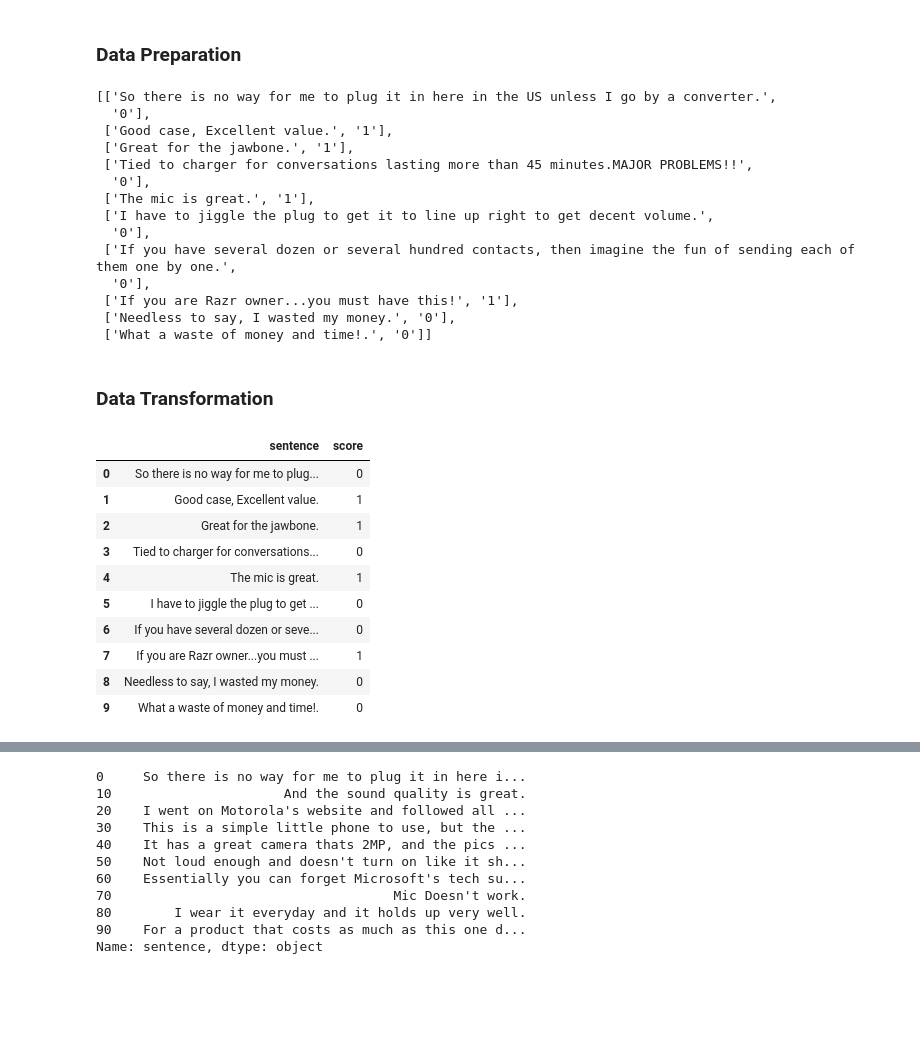
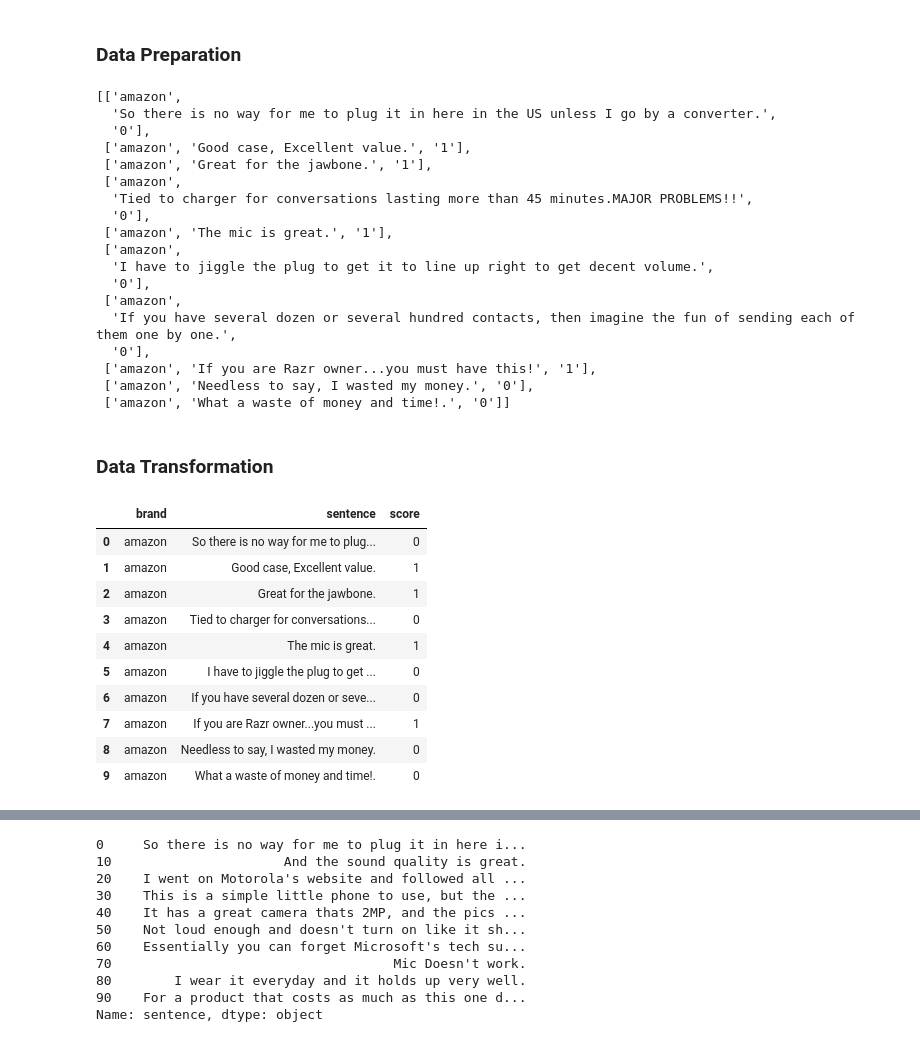
Before and after one commit to szlee118/DM2021-Lab1-Homework, a Jupyter notebook: DM2021-Lab1-Homework.ipynb, the cells around one changed output, grey strips where cells are left out. Drawn from its saved outputs; the diff is of its cells as text; code cells hidden in the pictures; blank space fills up the shorter version.

```diff
--- a/DM2021-Lab1-Homework.ipynb
+++ b/DM2021-Lab1-Homework.ipynb
@@ -335,46 +335,65 @@ Ans: It works, the the binary value of category_name is decided by alphaberic or
 # %%
 categories = ['amazon','imdb','yelp']
 files = ['amazon_cells_labelled.txt', 'imdb_labelled.txt', 'yelp_labelled.txt']
+data = []
 for file in files:
     f = open('sentiment labelled sentences/' + file, encoding="utf-8")
     for line in f:
         line = line.split('\n')
-        data.append(line[0].split('\t'))
+        line0 = line[0].split('\t')
+        linelast = []
+        if file == 'amazon_cells_labelled.txt':
+            linelast.append('amazon')
+            linelast.append(line[0].split('\t')[0])
+            linelast.append(line[0].split('\t')[1])
+        elif file == 'imdb_labelled.txt':
+            linelast.append('imdb')
+            linelast.append(line[0].split('\t')[0])
+            linelast.append(line[0].split('\t')[1])
+        else:
+            linelast.append('yelp')
+            linelast.append(line[0].split('\t')[0])
+            linelast.append(line[0].split('\t')[1])
+        data.append(linelast)
 
 data[0:10]
 # %% [output]
-[['So there is no way for me to plug it in here in the US unless I go by a converter.',
+[['amazon',
+  'So there is no way for me to plug it in here in the US unless I go by a converter.',
   '0'],
- ['Good case, Excellent value.', '1'],
- ['Great for the jawbone.', '1'],
- ['Tied to charger for conversations lasting more than 45 minutes.MAJOR PROBLEMS!!',
+ ['amazon', 'Good case, Excellent value.', '1'],
+ ['amazon', 'Great for the jawbone.', '1'],
+ ['amazon',
+  'Tied to charger for conversations lasting more than 45 minutes.MAJOR PROBLEMS!!',
   '0'],
- ['The mic is great.', '1'],
- ['I have to jiggle the plug to get it to line up right to get decent volume.',
+ ['amazon', 'The mic is great.', '1'],
+ ['amazon',
+  'I have to jiggle the plug to get it to line up right to get decent volume.',
   '0'],
- ['If you have several dozen or several hundred contacts, then imagine the fun of sending each of them one by one.',
+ ['amazon',
+  'If you have several dozen or several hundred contacts, then imagine the fun of sending each of them one by one.',
   '0'],
- ['If you are Razr owner...you must have this!', '1'],
- ['Needless to say, I wasted my money.', '0'],
- ['What a waste of money and time!.', '0']]
+ ['amazon', 'If you are Razr owner...you must have this!', '1'],
+ ['amazon', 'Needless to say, I wasted my money.', '0'],
+ ['amazon', 'What a waste of money and time!.', '0']]
 # %% [markdown]
 ### Data Transformation
 # %%
-df = pd.DataFrame(data, columns=['sentence', 'score'])
+df = pd.DataFrame(data, columns=['brand','sentence', 'score'])
 
 df[0:10]
 # %% [output]
-|  | sentence | score |
-| 0 | So there is no way for me to plug... | 0 |
-| 1 | Good case, Excellent value. | 1 |
-| 2 | Great for the jawbone. | 1 |
-| 3 | Tied to charger for conversations... | 0 |
-| 4 | The mic is great. | 1 |
-| 5 | I have to jiggle the plug to get ... | 0 |
-| 6 | If you have several dozen or seve... | 0 |
-| 7 | If you are Razr owner...you must ... | 1 |
-| 8 | Needless to say, I wasted my money. | 0 |
-| 9 | What a waste of money and time!. | 0 |
+|  | brand | sentence | score |
+| 0 | amazon | So there is no way for me to plug... | 0 |
+| 1 | amazon | Good case, Excellent value. | 1 |
+| 2 | amazon | Great for the jawbone. | 1 |
+| 3 | amazon | Tied to charger for conversations... | 0 |
+| 4 | amazon | The mic is great. | 1 |
+| 5 | amazon | I have to jiggle the plug to get ... | 0 |
+| 6 | amazon | If you have several dozen or seve... | 0 |
+| 7 | amazon | If you are Razr owner...you must ... | 1 |
+| 8 | amazon | Needless to say, I wasted my money. | 0 |
+| 9 | amazon | What a waste of money and time!. | 0 |
 # %%
 df[-10:]
 # %% [output]
```
Also changed, not shown: parts of 15 cells of this notebook.
